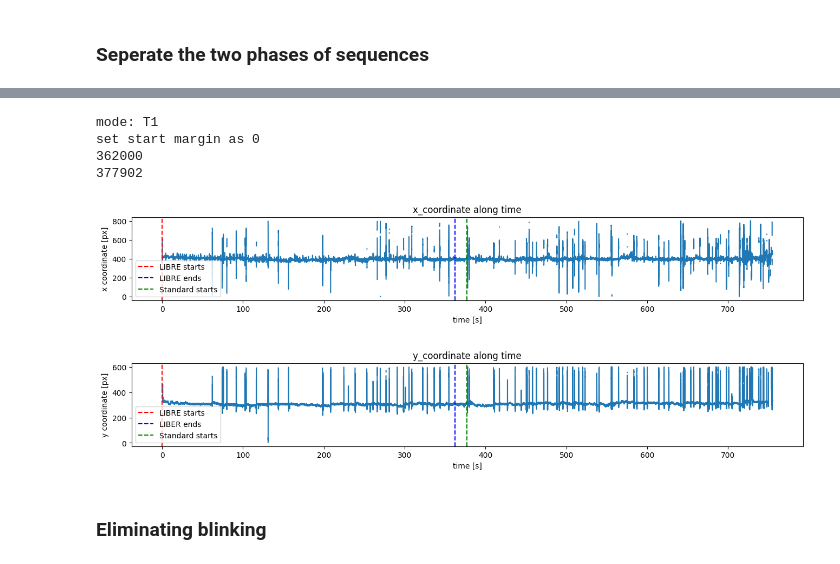
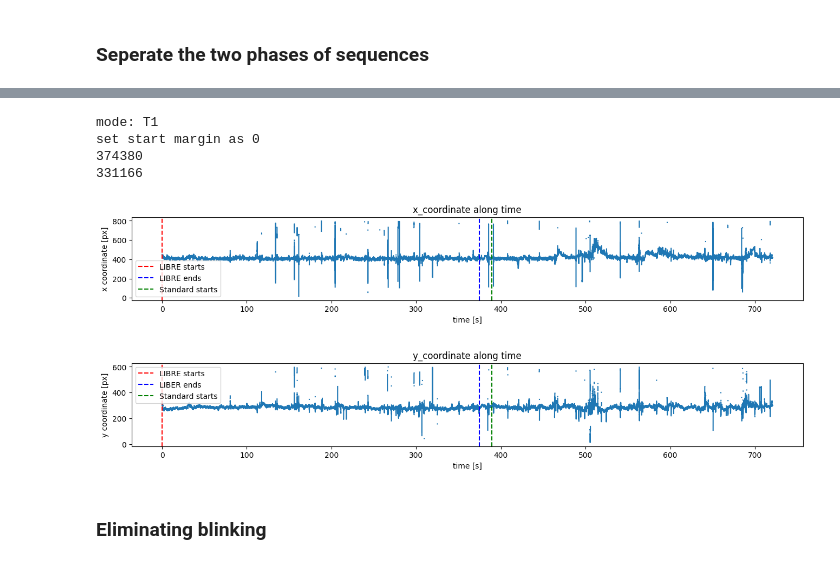
Before and after one commit to Evelyn92/hcph-sops-fork, a Jupyter notebook: code/eyetracking/3-T1T2-QA_QC of eye-tracking data.ipynb, the cells around one changed output, grey strips where cells are left out. Drawn from its saved outputs; the diff is of its cells as text; code cells hidden in the pictures.

```diff
--- a/code/eyetracking/3-T1T2-QA_QC of eye-tracking data.ipynb
+++ b/code/eyetracking/3-T1T2-QA_QC of eye-tracking data.ipynb
@@ -29,5 +32,5 @@ from write_bids_yiwei import EyeTrackingRun, write_bids, write_bids_from_df
 # %%
-subject_idx = 1
+subject_idx = 2
 T_idx = 1
 
 if T_idx == 1:
@@ -354,8 +358,13 @@ The coordinate sequence is stable during fixation, we should extract the data in
 ### Seperate the two phases of sequences
 # %%
 # Duration setting according to the protocol (in sec)
+if  subject_idx == 1:
+    T1_LIBRE = 374.558
+elif subject_idx == 2:
+    T1_LIBRE = 374.380
+else:
+    T1_LIBRE = 6*60+2
 
-T1_LIBRE = 6*60+2
 T1_GAP = 15.03
 T1_VIBE = 5*60+57
 
@@ -373,7 +382,8 @@ The length of T2 should be: 1101150.0
 # %%
 # -----------------------------
 reset_index_bool = False
-eliminate_nan = False
+eliminate_all_nan = False
+eliminate_first_nan = False
 # -----------------------------
 
 size = (
@@ -384,15 +394,26 @@ size = (
 coor_data = recording[["x_coordinate", "y_coordinate"]]
 print(f"Extract X Y coordinates from recording: {len(coor_data)}")
 
-if eliminate_nan:
+if eliminate_all_nan:
     coor_data = coor_data[coor_data.x_coordinate.notna() & coor_data.y_coordinate.notna()]
     coor_recording = recording[recording.x_coordinate.notna() & recording.y_coordinate.notna()]
+elif eliminate_first_nan:
+    # Find the first non-NaN row
+    first_valid_index = coor_data[['x_coordinate', 'y_coordinate']].dropna(how='all').index[0]
+
+    # Slice the DataFrame from the first non-NaN row onward
+    coor_data = coor_data.iloc[first_valid_index:]
+
+    coor_recording = recording.iloc[first_valid_index:]
+
 else:
     coor_recording = recording
 
 if reset_index_bool:
     coor_data.reset_index(drop=True, inplace=True)
     coor_recording.reset_index(drop=True, inplace=True)
-print(f"Eliminating nan values? {eliminate_nan}: {len(coor_data)}")
+
+print(coor_data)
+print(f"Eliminating nan values? {eliminate_first_nan}: {len(coor_data)}")
 print(f'len of coor_data {len(coor_data)} should be equal to len of coor_recording {len(coor_recording)}')
 # %% [output]
@@ -455,38 +490,38 @@ if mode == "T1":
     plt.axvline(x=start_margin/metadata["SamplingFrequency"], color='r', linestyle='--', label='LIBRE starts')
     plt.axvline(x=(T1_LIBRE_sample+start_margin)/ metadata["SamplingFrequency"], color='b', linestyle='--', label='LIBER ends')
     plt.axvline(x=(T1_LIBRE_sample+start_margin+T1_GAP_sample)/metadata["SamplingFrequency"], color='g',
                 linestyle='--', label='Standard starts')
 else:
     plt.axvline(x=start_margin/metadata["SamplingFrequency"], color='r', linestyle='--', label='LIBRE starts')
     plt.axvline(x=(T2_LIBRE_sample+start_margin)/ metadata["SamplingFrequency"], color='b', linestyle='--', label='LIBER ends')
     plt.axvline(x=(T2_LIBRE_sample+start_margin+T2_GAP_sample)/metadata["SamplingFrequency"], color='g',
                 linestyle='--', label='Standard starts')
 
 plt.title("y_coordinate along time")
 plt.xlabel("time [s]")
 plt.ylabel("y coordinate [px]")
 plt.legend()
 
 if mode == 'T1':
     coor_data_LIBRE = coor_data[start_margin:int(T1_LIBRE_sample)]
     coor_recording_LIBRE = coor_recording[start_margin:int(T1_LIBRE_sample)]
     coor_data_STANDARD = coor_data[int(T1_LIBRE_sample+start_margin+T1_GAP_sample):]
     coor_recording_STANDARD = coor_recording[int(T1_LIBRE_sample+start_margin+T1_GAP_sample):]
 else:
     coor_data_LIBRE = coor_data[start_margin:int(T2_LIBRE_sample)]
     coor_recording_LIBRE = coor_recording[start_margin:int(T2_LIBRE_sample)]
     coor_data_STANDARD = coor_data[int(T2_LIBRE_sample+start_margin+T2_GAP_sample):]
     coor_recording_STANDARD = coor_recording[int(T2_LIBRE_sample+start_margin+T2_GAP_sample):]
-
+coor_data_LIBRE_raw = copy.deepcopy(coor_data_LIBRE)
 print(len(coor_data_LIBRE))
 print(len(coor_data_STANDARD))
 # %% [output]
 mode: T1
 set start margin as 0
-362000
-377902
+374380
+331166
-[figure, old version]
+[figure, new version]
-[figure, old version]
+[figure, new version]
 # %% [markdown]
 ### Eliminating blinking
 # %%
```
Also changed, not shown: parts of 24 cells of this notebook, 2 other files.
